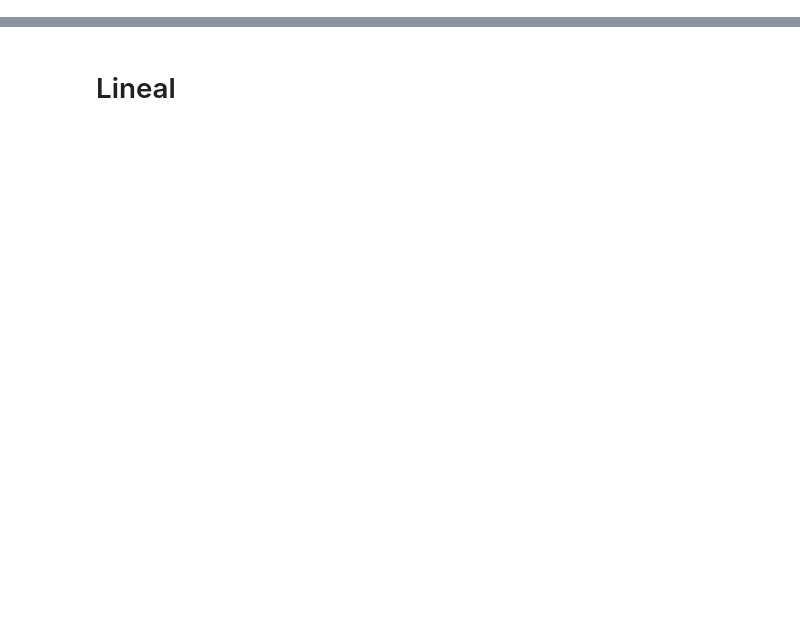
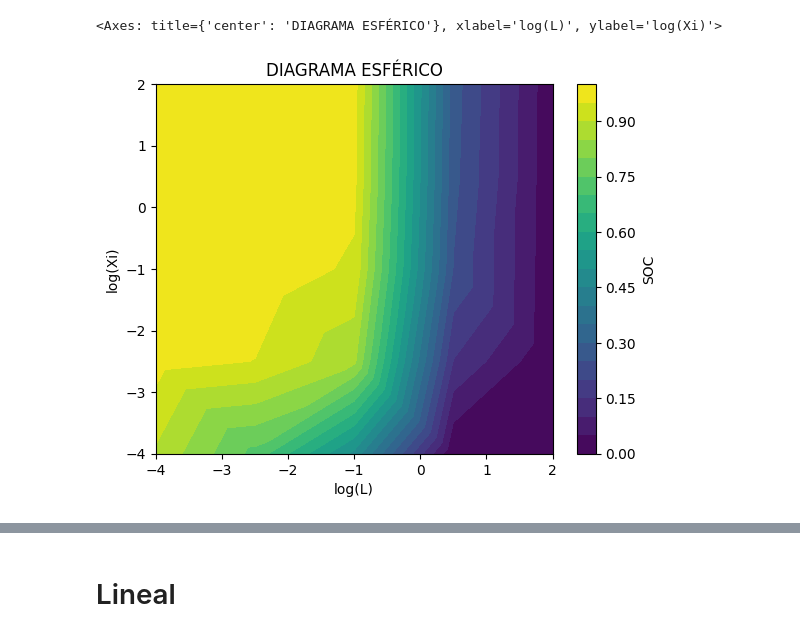
Before and after one commit to aruderman/galva_simul, a Jupyter notebook: galva_diagrams/tests.ipynb, the cells around one changed output, grey strips where cells are left out. Saved outputs shown, nothing was run; the diff lists cells and outputs as text; code cells hidden in the pictures; blank space fills up the shorter version.

Commit message:
added BI to methods

```diff
--- a/galva_diagrams/tests.ipynb
+++ b/galva_diagrams/tests.ipynb
@@ -10,2 +10,3 @@ import galva as ga
 # %%
-LMO = sp.Spline_params('./LMO-1C.dat')
+df = pd.read_csv('./LMO-1C.csv', names=["capacity", "potential"])
+LMO = sp.Spline_params(df)
@@ -44,2 +15,9 @@ params = ss.SimulationSetup(2, #N_THREADS
+# %%
+params = ss.SimulationSetup(180.815,# Mr Molecular mass of the active material, g/mol
+                            2.26e-3,# m Active mass, g
+                            4.58,# rho Density of the active material, g.cm-3
+                            method='BI',
+                            isotherm=LMO,
+                           )
 # %%
-galva = ga.galva_diagram(params, LMO, 'IBB')
+galva = ga.galva_diagram(params)
@@ -87,0 +31,5 @@ plt.show()
+# %%
+galva.plot()
+# %% [output]
+<Axes: title={'center': 'DIAGRAMA ESFÉRICO'}, xlabel='log(L)', ylabel='log(Xi)'>
+[figure, added]
```
Also changed, not shown: parts of 14 cells of this notebook, 3 other files.
